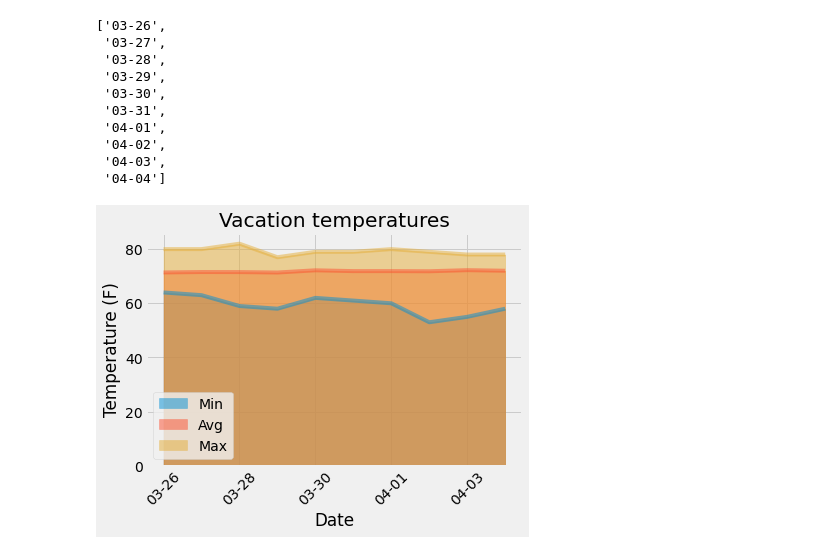
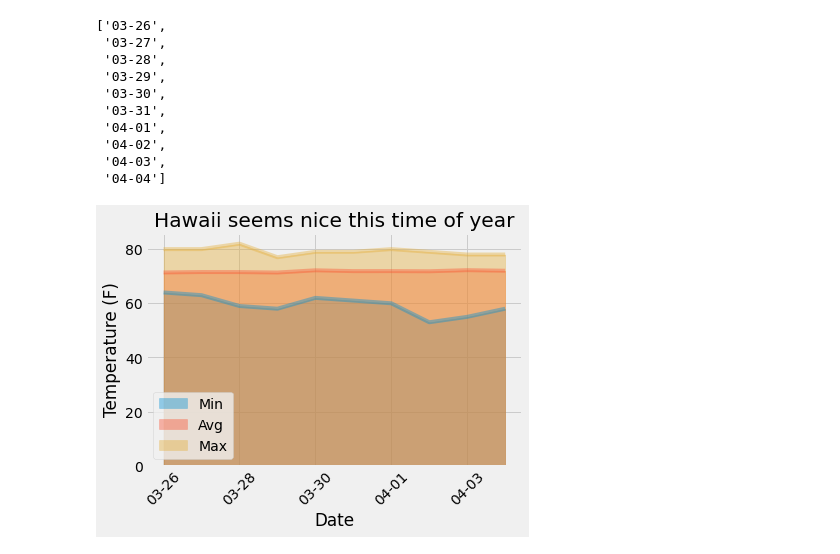
Before and after one commit to acsours/sqlalchemy-challenge, a Jupyter notebook: climate_starter.ipynb, the cells around one changed output. Cells and saved outputs as stored; diff of their text form; code cells hidden in the pictures.

```diff
--- a/climate_starter.ipynb
+++ b/climate_starter.ipynb
@@ -579,20 +543,21 @@ for each_date in date_list:
 # %%
 # Load the previous query results into a Pandas DataFrame and add the `trip_dates` range as the `date` index
 normals_dict={
     "Min": tmins,
     "Avg": tavgs,
     "Max": tmaxs
 }
 
 norms_df=pd.DataFrame(normals_dict, index=date_list)
 
 
 # Plot the daily normals as an area plot with `stacked=False`
 
-norms_df.plot(kind='area', stacked=False, alpha=0.5, rot=45)
-plt.title('Vacation temperatures')
+norms_df.plot(kind='area', stacked=False, alpha=0.4, rot=45)
+plt.title('Hawaii seems nice this time of year')
 plt.xlabel('Date')
 plt.ylabel("Temperature (F)")
+plt.savefig('images/trip_stacked.png', bbox_inches = "tight")
 plt.show()
 # %% [output]
-[figure, old version]
+[figure, new version]
```
Also changed, not shown: parts of 21 cells of this notebook, 5 other files.
